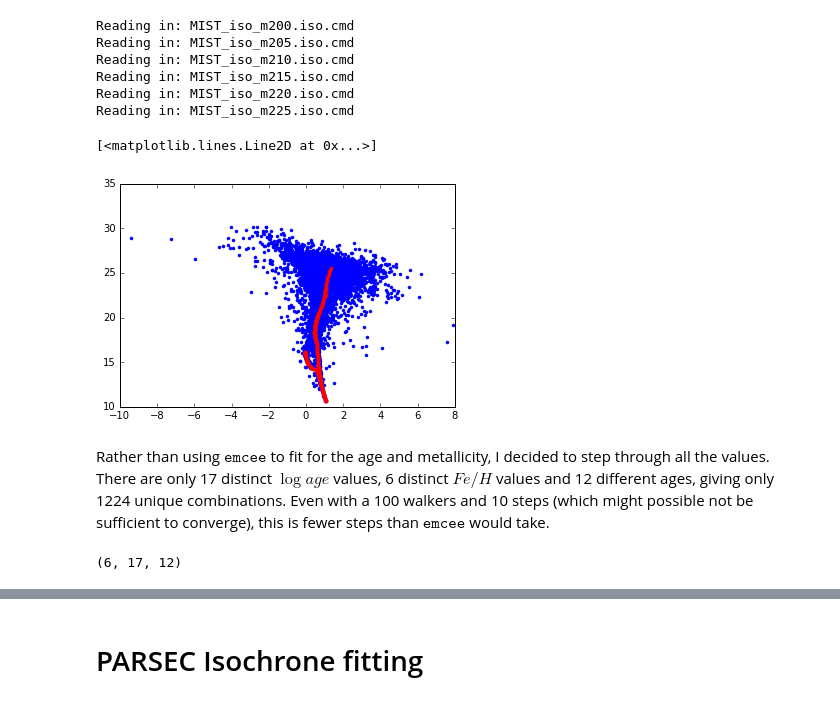
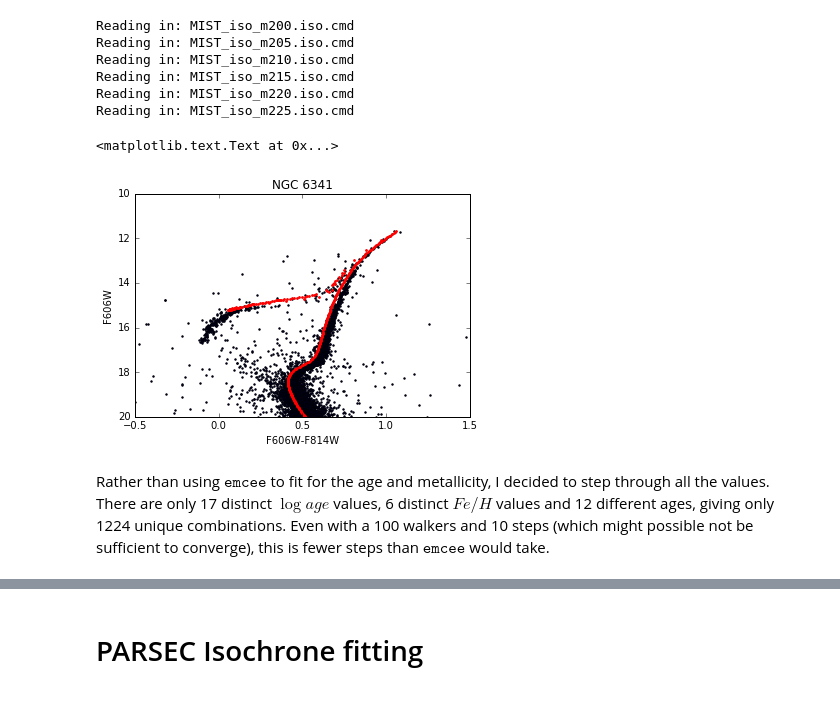
Before and after one commit to dgorthi/ay250, a Jupyter notebook: hw03/isochrone_fitting.ipynb, the cells around one changed output, grey strips where cells are left out. Saved outputs shown, nothing was run; the diff lists cells and outputs as text; code cells hidden in the pictures.

```diff
--- a/hw03/isochrone_fitting.ipynb
+++ b/hw03/isochrone_fitting.ipynb
@@ -13,4 +22,0 @@ data = np.loadtxt('NGC6341.M92/final/REAL/NGC6341R.RDVIQ.cal.adj.zpt',usecols=(3
-# %%
-# ignore that one weird data point at ~75mag in F606W-F814W. Why is it weird?
-idx = np.argmax(data[0]-data[1])
-data = np.delete(data,idx,axis=1)
@@ -25,0 +23,11 @@ ax.set_title('NGC 6341')
+# %%
+mask = np.where(data[0]<20)[0]
+data_tofit = data[:,mask]
+data = data_tofit
+
+plt.scatter((data[0]-data[1]),data[0],s=3.,alpha=0.8)
+plt.ylim(20,10)
+plt.xlim(-0.5,1.5)
+plt.xlabel(r'F606W-F814W')
+plt.ylabel(r'F606W')
+plt.title('NGC 6341')
@@ -54,19 +71,25 @@ Reading in: MIST_iso_m225.iso.cmd
 # %%
 # For a random age, metallicity and distance plot the data and check if the extraction went as per expectation.
 
-plt.plot((data[0]-data[1]),data[1],'b.')
+plt.scatter((data[0]-data[1]),data[0],s=2.0)
 # c = isochrones[2.15][10.3][0] - isochrones[2.15][10.3][1]
 # m = isochrones[2.15][10.3][1] -5 + 5*np.log10(8.2*1e3)
-plt.plot((isochrones[2.15][10.3][0] - isochrones[2.15][10.3][1]),
-         (isochrones[2.15][10.3][1] -5 + 5*np.log10(8.2*1e3)),'r.')
+
+plt.scatter((isochrones[2.15][10.15][0] - isochrones[2.15][10.15][1]),
+            (isochrones[2.15][10.15][0] -5 + 5*np.log10(8.2*1e3)),color='red',s=3.0)
+plt.ylim(20,10)
+plt.xlim(-0.5,1.5)
+plt.xlabel(r'F606W-F814W')
+plt.ylabel(r'F606W')
+plt.title('NGC 6341')
 # %% [output]
-[<matplotlib.lines.Line2D at 0x...>]
+<matplotlib.text.Text at 0x...>
-[figure, old version]
+[figure, new version]
 # %% [markdown]
 Rather than using $\texttt{emcee}$ to fit for the age and metallicity, I decided to step through all the values. There are only 17 distinct $\log{age}$ values, 6 distinct $Fe/H$ values and 12 different ages, giving only 1224 unique combinations. Even with a 100 walkers and 10 steps (which might possible not be sufficient to converge), this is fewer steps than $\texttt{emcee}$ would take.
 # %%
 color = data[0]-data[1]
-mag = data[1]
+mag = data[0]
 
 z = list(isochrones.keys())
 np.sort(z)
@@ -74,35 +97,24 @@ age = iso.ages
 D = np.arange(8,11,0.25)
 
 lsq = np.zeros([np.size(z),np.size(age),np.size(D)])
-print (np.shape(lsq))
+# print (np.shape(lsq))
+# print (z)
+# print (age)
+# print (D)
 
 for i,met in enumerate(z):
-#     print (i,met)
     for j,ages in enumerate(age):
-#         print (j,ages)
         c = isochrones[met][ages][0] - isochrones[met][ages][1]
         for k,dist in enumerate(D):
-            m = np.copy(isochrones[met][ages][1])
+            m = np.copy(isochrones[met][ages][0])
             m += -5 + 5*np.log10(dist*1e3)
-#             print (k,dist)
+
+            mask = np.where(m < 20)
+            mfil = m[mask]
+            cfil = c[mask]
 
             ls = 0
-            for l,x in enumerate(c):
-                ls+= ((color-x)**2 + (mag-m[l])**2).min()
+            for l,x in enumerate(cfil):
+                ls+= ((color-x)**2 + (mag-mfil[l])**2).min()
 
             lsq[i][j][k] = ls
-
-#             f4,ax4 = plt.subplots(1,1)
-#             ax4.plot((data[0]-data[1]),data[1],'b.')
-#             ax4.plot(c,m,'r.')
-
-#             break
-#         break
-#     break
-
-#             if ls < deviation:
-#                 z = met
-#                 a = age
-#                 d = distance
-# %% [output]
-(6, 17, 12)
```
Also changed, not shown: parts of 18 cells of this notebook, 2 other files.
